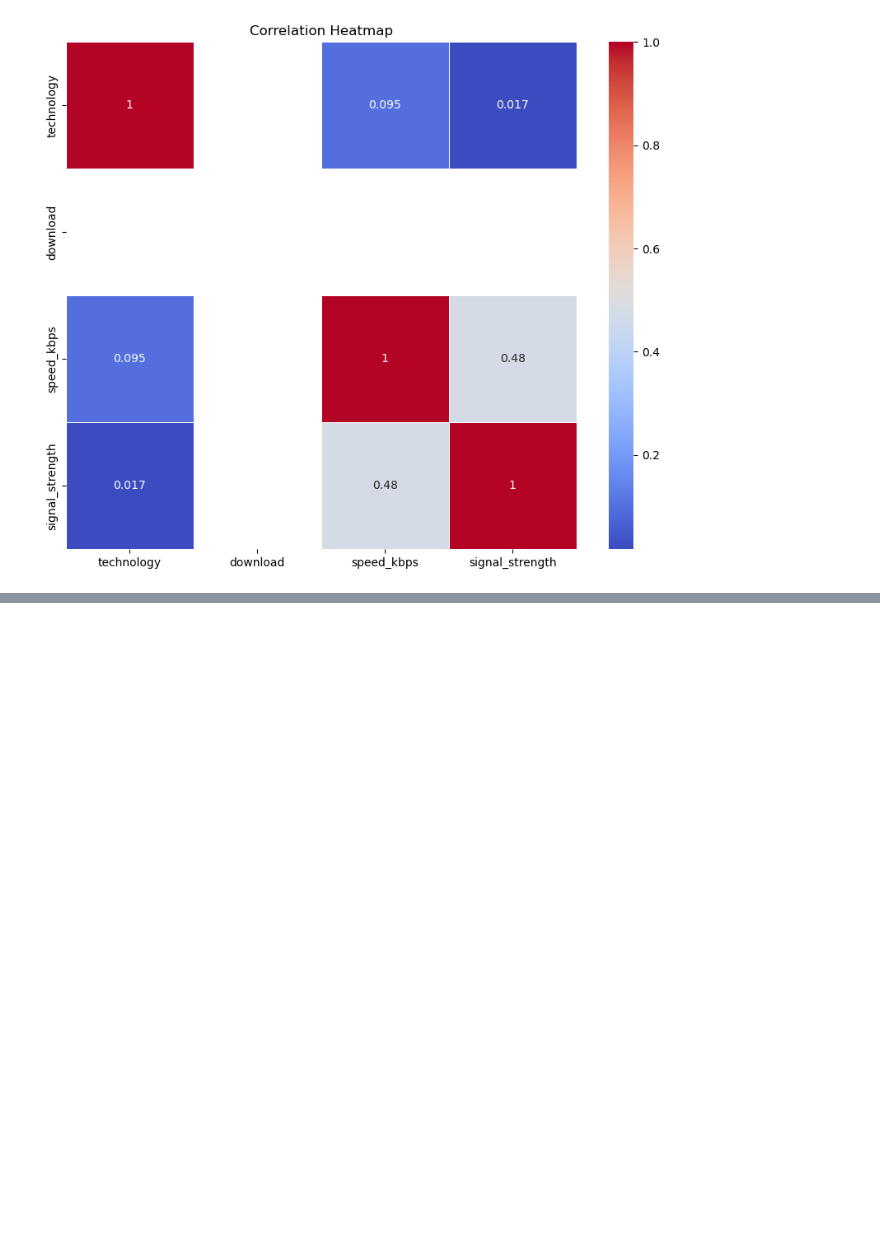
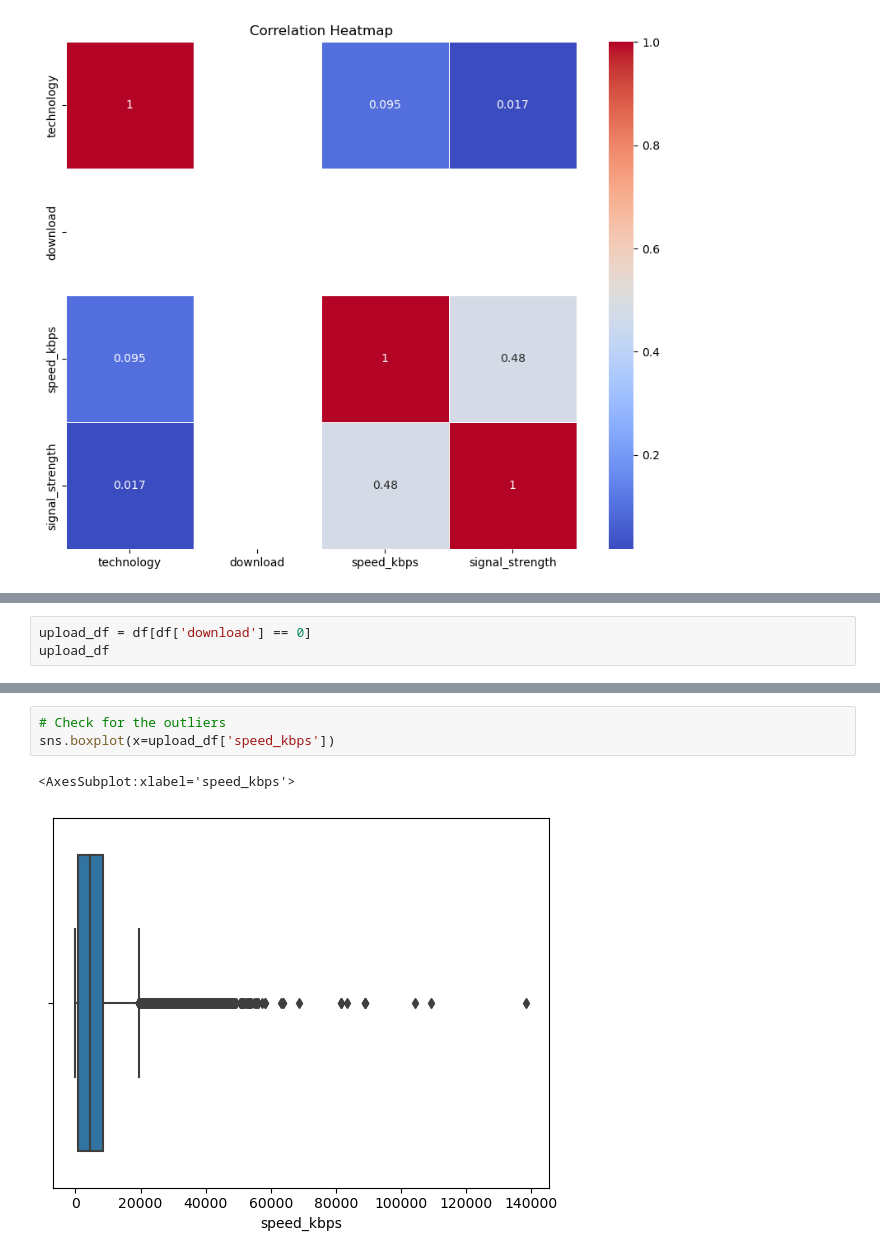
Before and after one commit to Theganeshpatil/MobileSpeedAnalysis, a Jupyter notebook: MobileSpeedAnalysis.ipynb, the cells around one changed output, grey strips where cells are left out. Cells and saved outputs as stored; diff of their text form; blank space fills up the shorter version.

```diff
--- a/MobileSpeedAnalysis.ipynb
+++ b/MobileSpeedAnalysis.ipynb
@@ -600,0 +611,3 @@ plt.show()
+# %%
+upload_df = df[df['download'] == 0]
+upload_df
@@ -600,0 +628,6 @@ plt.show()
+# %%
+# Check for the outliers
+sns.boxplot(x=upload_df['speed_kbps'])
+# %% [output]
+<AxesSubplot:xlabel='speed_kbps'>
+[figure, added]
```
Also changed, not shown: parts of 48 cells of this notebook.
